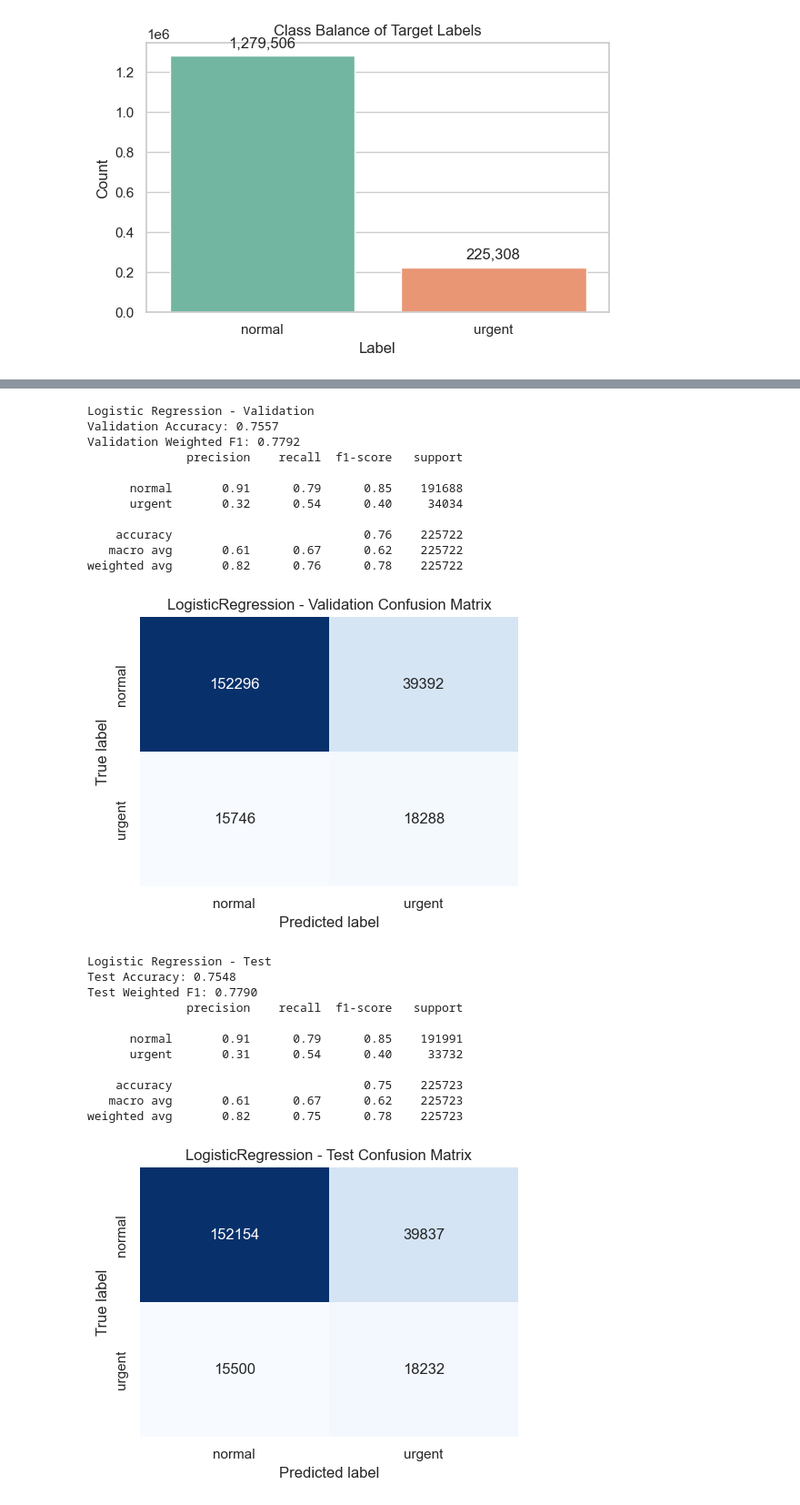
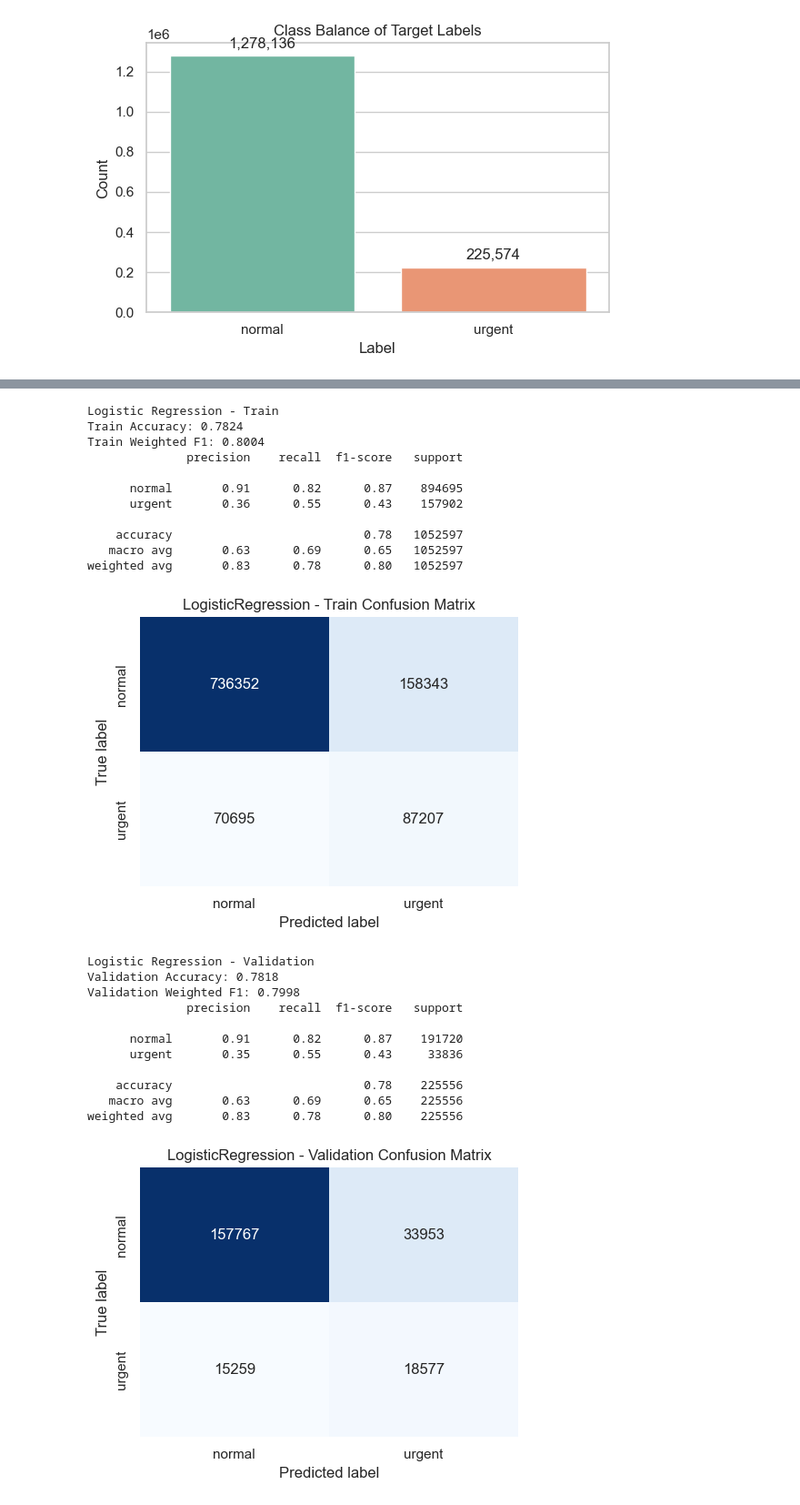
Before and after one commit to kayan2004/urgency-prediction-app, a Jupyter notebook: notebook/ml.ipynb, the cells around one changed output, grey strips where cells are left out. Shown at 91% size. Saved outputs shown, nothing was run; the diff lists cells and outputs as text; code cells hidden in the pictures.

```diff
--- a/notebook/ml.ipynb
+++ b/notebook/ml.ipynb
@@ -279,7 +307,7 @@ X_test shape: (225723,) | y_test shape: (225723,)
 # %%
 def extract_features(text):
+    text = normalize_text(text)
     t = text.lower()
-
     letters = [c for c in text if c.isalpha()]
     upper_ratio = sum(c.isupper() for c in letters) / max(1, len(letters))
 
@@ -289,7 +317,6 @@ def extract_features(text):
         "exclamations": text.count("!"),
         "questions": text.count("?"),
         "uppercase_ratio": upper_ratio,
-
         "has_refund": int("refund" in t),
         "has_help": int("help" in t),
         "has_error": int("error" in t),
@@ -298,18 +325,24 @@ def extract_features(text):
         "has_problem": int("problem" in t),
         "has_delay": int("delay" in t or "delayed" in t),
         "has_waiting": int("waiting" in t),
-
+        "has_login": int("login" in t or "log in" in t),
+        "has_charge": int("charged" in t or "charge" in t),
+        "has_cancel": int("cancel" in t),
+        "has_delivery": int("delivery" in t),
         "has_still": int("still" in t),
         "has_again": int("again" in t),
     }
+
+def build_feature_frame(text_series):
+    return text_series.apply(extract_features).apply(pd.Series).fillna(0)
 # %%
-X_train_features = X_train.apply(extract_features).apply(pd.Series)
-X_val_features = X_val.apply(extract_features).apply(pd.Series)
-X_test_features = X_test.apply(extract_features).apply(pd.Series)
+X_train_features = build_feature_frame(X_train)
+X_val_features = build_feature_frame(X_val)
+X_test_features = build_feature_frame(X_test)
 
-X_train_enriched = pd.concat([X_train.rename("text"), X_train_features], axis=1)
-X_val_enriched = pd.concat([X_val.rename("text"), X_val_features], axis=1)
-X_test_enriched = pd.concat([X_test.rename("text"), X_test_features], axis=1)
+X_train_enriched = pd.concat([X_train_raw.rename("raw_text"), X_train.rename("clean_text"), X_train_features], axis=1)
+X_val_enriched = pd.concat([X_val_raw.rename("raw_text"), X_val.rename("clean_text"), X_val_features], axis=1)
+X_test_enriched = pd.concat([X_test_raw.rename("raw_text"), X_test.rename("clean_text"), X_test_features], axis=1)
 
 print("X_train_enriched shape:", X_train_enriched.shape)
 print("X_val_enriched shape:", X_val_enriched.shape)
@@ -410,35 +451,47 @@ def evaluate_pipeline(model, X_data, y_true, split_name):
 # %%
+trained_models = {}
+model_results = []
+
 pipe_lr.fit(X_train_features, y_train_enc)
+trained_models["Logistic Regression"] = pipe_lr
+
+print("Logistic Regression - Train")
+lr_train_metrics, _ = evaluate_pipeline(pipe_lr, X_train_features, y_train_enc, "Train")
 
 print("Logistic Regression - Validation")
-evaluate_pipeline(pipe_lr, X_val_features, y_val_enc, "Validation")
+lr_val_metrics, _ = evaluate_pipeline(pipe_lr, X_val_features, y_val_enc, "Validation")
 
-print("Logistic Regression - Test")
-evaluate_pipeline(pipe_lr, X_test_features, y_test_enc, "Test")
+model_results.append({
+    "model": "Logistic Regression",
+    "train_accuracy": lr_train_metrics["accuracy"],
+    "train_weighted_f1": lr_train_metrics["weighted_f1"],
+    "validation_accuracy": lr_val_metrics["accuracy"],
+    "validation_weighted_f1": lr_val_metrics["weighted_f1"],
+})
 # %% [output]
-Logistic Regression - Validation
-Validation Accuracy: 0.7557
-Validation Weighted F1: 0.7792
+Logistic Regression - Train
+Train Accuracy: 0.7824
+Train Weighted F1: 0.8004
               precision    recall  f1-score   support
 
-      normal       0.91      0.79      0.85    191688
-      urgent       0.32      0.54      0.40     34034
+      normal       0.91      0.82      0.87    894695
+      urgent       0.36      0.55      0.43    157902
 
-    accuracy                           0.76    225722
-   macro avg       0.61      0.67      0.62    225722
-weighted avg       0.82      0.76      0.78    225722
+    accuracy                           0.78   1052597
+   macro avg       0.63      0.69      0.65   1052597
+weighted avg       0.83      0.78      0.80   1052597
-[figure, old version]
+[figure, new version]
-Logistic Regression - Test
-Test Accuracy: 0.7548
-Test Weighted F1: 0.7790
+Logistic Regression - Validation
+Validation Accuracy: 0.7818
+Validation Weighted F1: 0.7998
               precision    recall  f1-score   support
 
-      normal       0.91      0.79      0.85    191991
-      urgent       0.31      0.54      0.40     33732
+      normal       0.91      0.82      0.87    191720
+      urgent       0.35      0.55      0.43     33836
 
-    accuracy                           0.75    225723
-   macro avg       0.61      0.67      0.62    225723
-weighted avg       0.82      0.75      0.78    225723
+    accuracy                           0.78    225556
+   macro avg       0.63      0.69      0.65    225556
+weighted avg       0.83      0.78      0.80    225556
-[figure, old version]
+[figure, new version]
 # %%
 pipe_rf.fit(X_train_features, y_train_enc)
```
Also changed, not shown: parts of 24 cells of this notebook, 26 other files.
